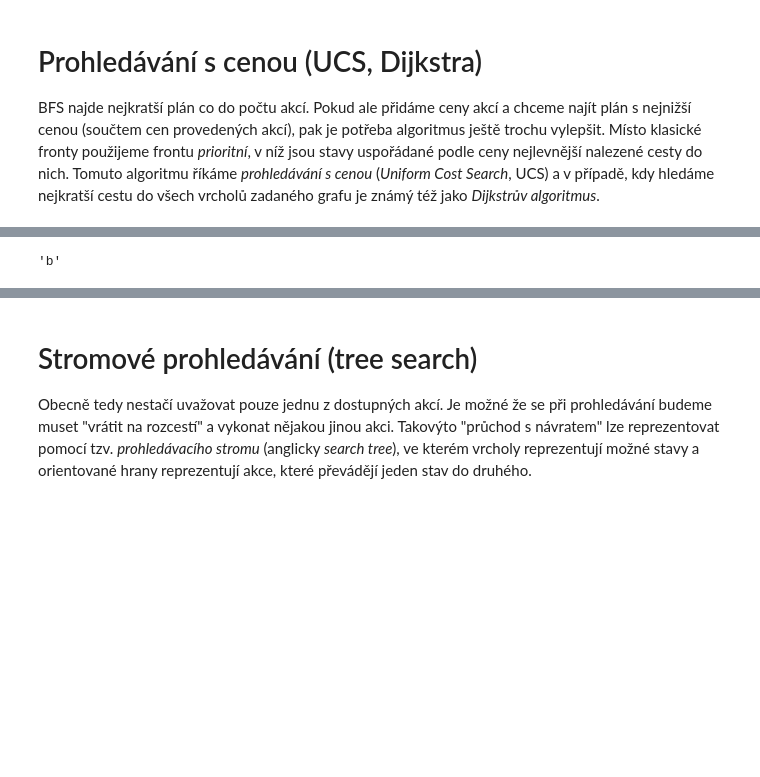
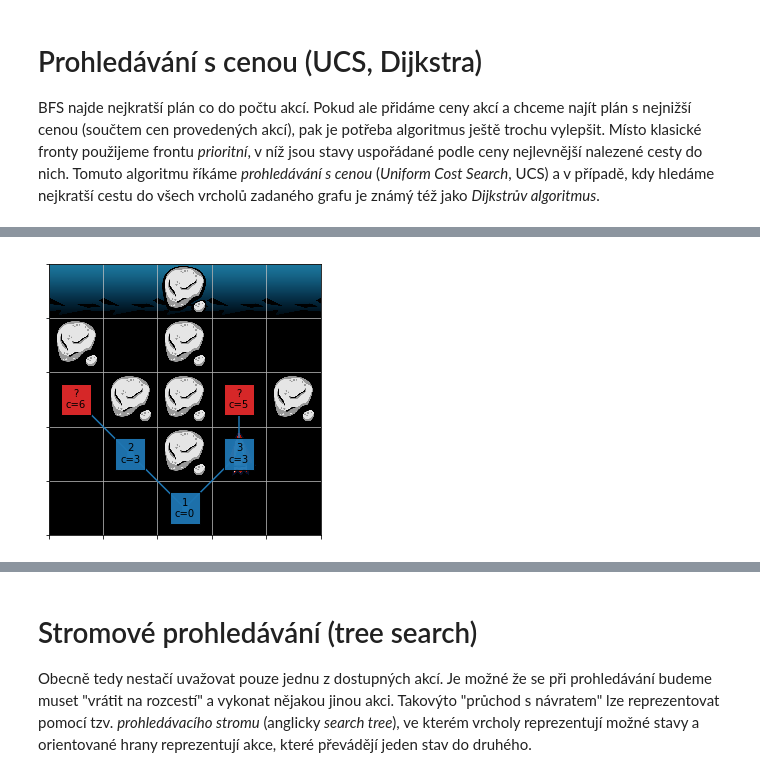
Before and after one commit to effa/ai-search-workshop, a Jupyter notebook: solution.ipynb, the cells around one changed output, grey strips where cells are left out. Cells and saved outputs as stored; diff of their text form; code cells hidden in the pictures; blank space fills up the shorter version.

Commit message:
Add UCS task, solution, visualization

```diff
--- a/solution.ipynb
+++ b/solution.ipynb
@@ -612,21 +565,19 @@ show_path(ucs(state))
-# %%
-# # TODO: vysvetlit prioritni haldu
-# from heapq import heappush, heappop
-
-# queue = []
-# heappush(queue, (5, 'a'))  # Vkladame prvek 'a' s prioritou 5.
-# heappush(queue, (3, 'b'))  # Vkladame prvek 'b' s prioritou 3.
-# heappush(queue, (7, 'c'))  # Vkladame prvek 'c' s prioritou 7.
-# print(queue)  # [(3, 'b'), (5, 'a'), (7, 'c')]
-# print(heappop(queue)) # (3, 'b')
-# print(queue)  # [(5, 'a'), (7, 'c')]
-# print(heappop(queue)) # (5, 'a')
-# print(queue)  # [(7, 'c')]
-
-costs = {}
-costs['a'] = 5
-costs['b'] = 3
-costs['c'] = 7
-min(costs, key=lambda x: costs[x])
-# %% [output]
-'b'
+# %%
+# Ukazka UCS prohledavaciho stromu.
+c1 = parse_state(
+'| | |A| | |'
+'|A| |A| | |'
+'| |A|A| |A|'
+'| | |A| | |'
+'| | |S| | |')
+b2 = move(c1,'l'); d2 = move(c1,'r')
+a3 = move(b2,'l'); d3 = move(d2,'f')
+# b4 = move(a3, 'r'); e4 = move(d3, 'r')
+# c5 = move(b4, 'r'); e5 = move(e4, 'f')
+# Pro vizualizci jednotlivych kroku nastavte interactive=True.
+with visualize_search(c1, costs=True, interactive=False):
+    log_search_step(c1,     {b2, d2}, {c1:0, b2:3, d2:3})
+    log_search_step(b2,     {d2, a3}, {c1:0, b2:3, d2:3, a3:6})
+    log_search_step(d2,     {d3, a3}, {c1:0, b2:3, d2:3, d3:5, a3:6})
+# %% [output]
+[figure, added]
```
Also changed, not shown: parts of 10 cells of this notebook, 2 other files.
